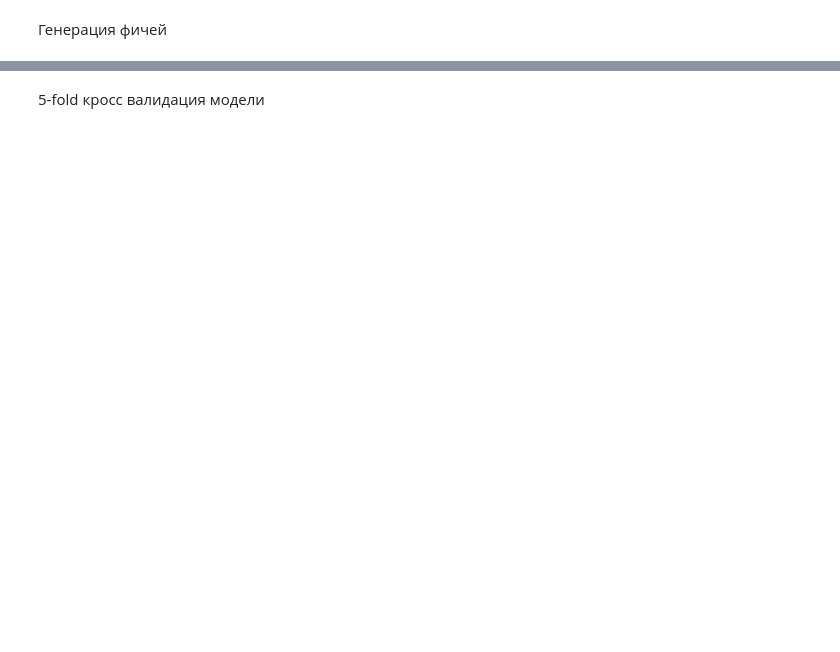
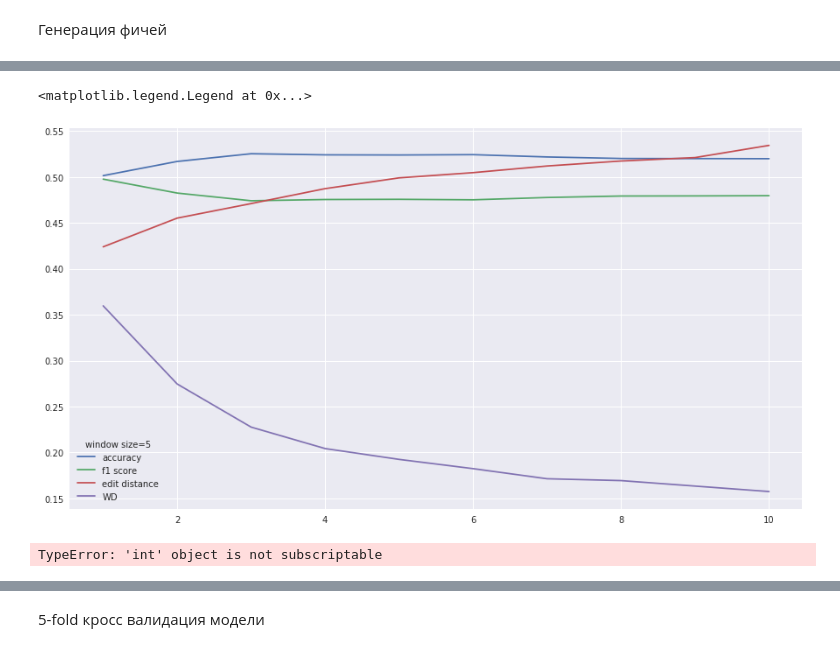
Before and after one commit to vladbataev/ml, a Jupyter notebook: bachelor_thesis/CRF experiment.ipynb, the cells around one changed output, grey strips where cells are left out. Cells and saved outputs as stored; diff of their text form; code cells hidden in the pictures; blank space fills up the shorter version.

```diff
--- a/bachelor_thesis/CRF experiment.ipynb
+++ b/bachelor_thesis/CRF experiment.ipynb
@@ -159,0 +454,11 @@ def phrase_to_features(phrase, topic_prob=None, w2v_model=None):
+# %%
+plt.figure(figsize=(15, 8))
+plt.plot(list(temp.keys()), list(map(lambda x: x[0], temp.values())), label="accuracy")
+plt.plot(list(temp.keys()), list(map(lambda x: x[1], temp.values())), label="f1 score")
+plt.plot(list(temp.keys()), list(map(lambda x: x[2], temp.values())), label="edit distance")
+plt.plot(list(temp.keys()), list(map(lambda x: x[3], temp.values())), label="WD")
+
+plt.legend(title="window size=5")
+# %% [output]
+<matplotlib.legend.Legend at 0x...>
+[figure, added]
@@ -159,0 +478,4 @@ def phrase_to_features(phrase, topic_prob=None, w2v_model=None):
+# %%
+list(map(lambda x: x[0], temp.keys()))
+# %% [output]
+TypeError: 'int' object is not subscriptable
```
Also changed, not shown: parts of 61 cells of this notebook, 3 other files.
